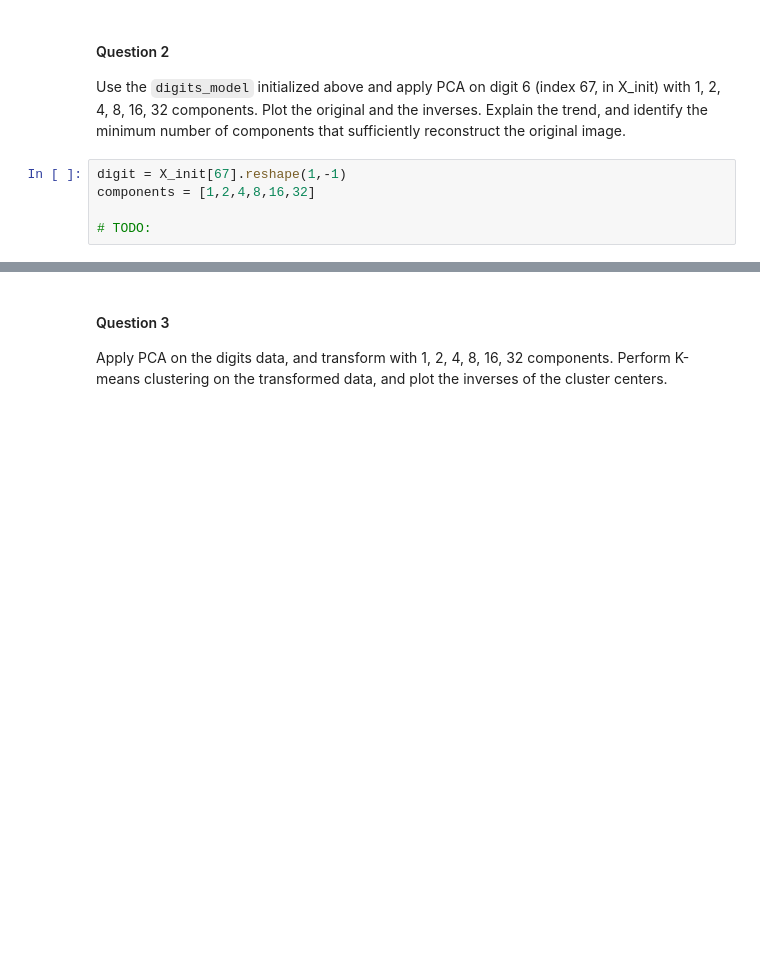
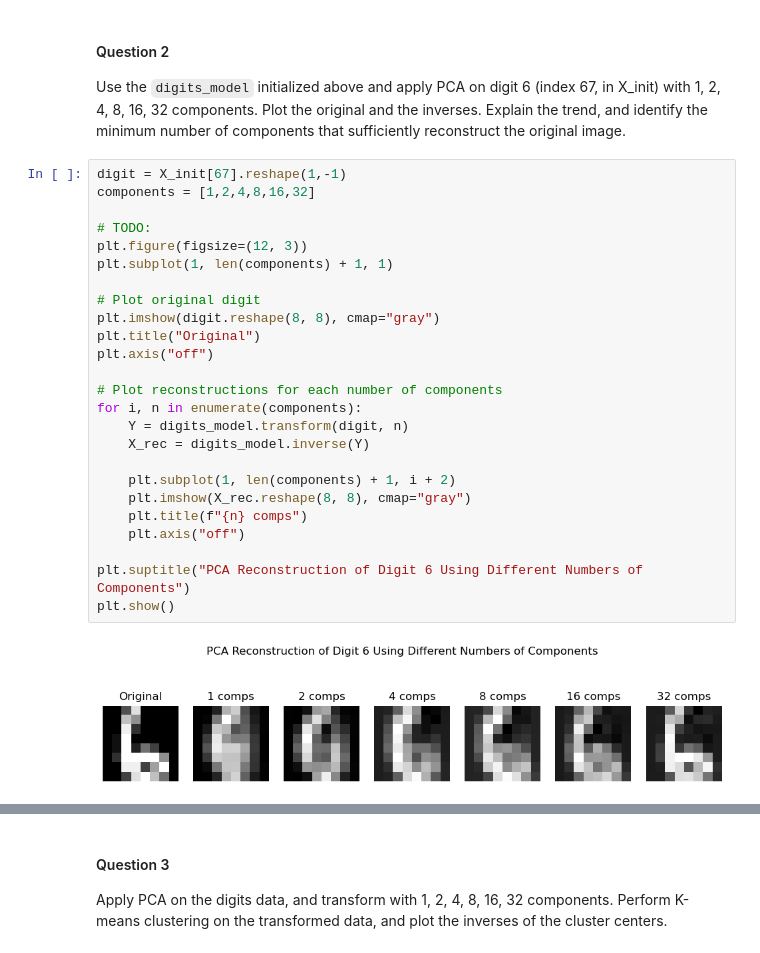
Before and after one commit to IsabellaTan/Brown-DATA2060-HW9, a Jupyter notebook: HW09.ipynb, the cells around one changed output, grey strips where cells are left out. Drawn from its saved outputs; the diff is of its cells as text; blank space fills up the shorter version.

```diff
--- a/HW09.ipynb
+++ b/HW09.ipynb
@@ -696,8 +826,30 @@ digits_model.fit(X_init)
 # %% [markdown]
 #### Question 2
 Use the `digits_model` initialized above and apply PCA on digit 6 (index 67, in X_init) with 1, 2, 4, 8, 16, 32 components. Plot the original and the inverses. Explain the trend, and identify the minimum number of components that sufficiently reconstruct the original image.
-# %%
-digit = X_init[67].reshape(1,-1)
-components = [1,2,4,8,16,32]
-
-# TODO:
+# %%
+digit = X_init[67].reshape(1,-1)
+components = [1,2,4,8,16,32]
+
+# TODO:
+plt.figure(figsize=(12, 3))
+plt.subplot(1, len(components) + 1, 1)
+
+# Plot original digit
+plt.imshow(digit.reshape(8, 8), cmap="gray")
+plt.title("Original")
+plt.axis("off")
+
+# Plot reconstructions for each number of components
+for i, n in enumerate(components):
+    Y = digits_model.transform(digit, n)
+    X_rec = digits_model.inverse(Y)
+
+    plt.subplot(1, len(components) + 1, i + 2)
+    plt.imshow(X_rec.reshape(8, 8), cmap="gray")
+    plt.title(f"{n} comps")
+    plt.axis("off")
+
+plt.suptitle("PCA Reconstruction of Digit 6 Using Different Numbers of Components")
+plt.show()
+# %% [output]
+[figure, added]
```
Also changed, not shown: parts of 16 cells of this notebook, 4 other files.
